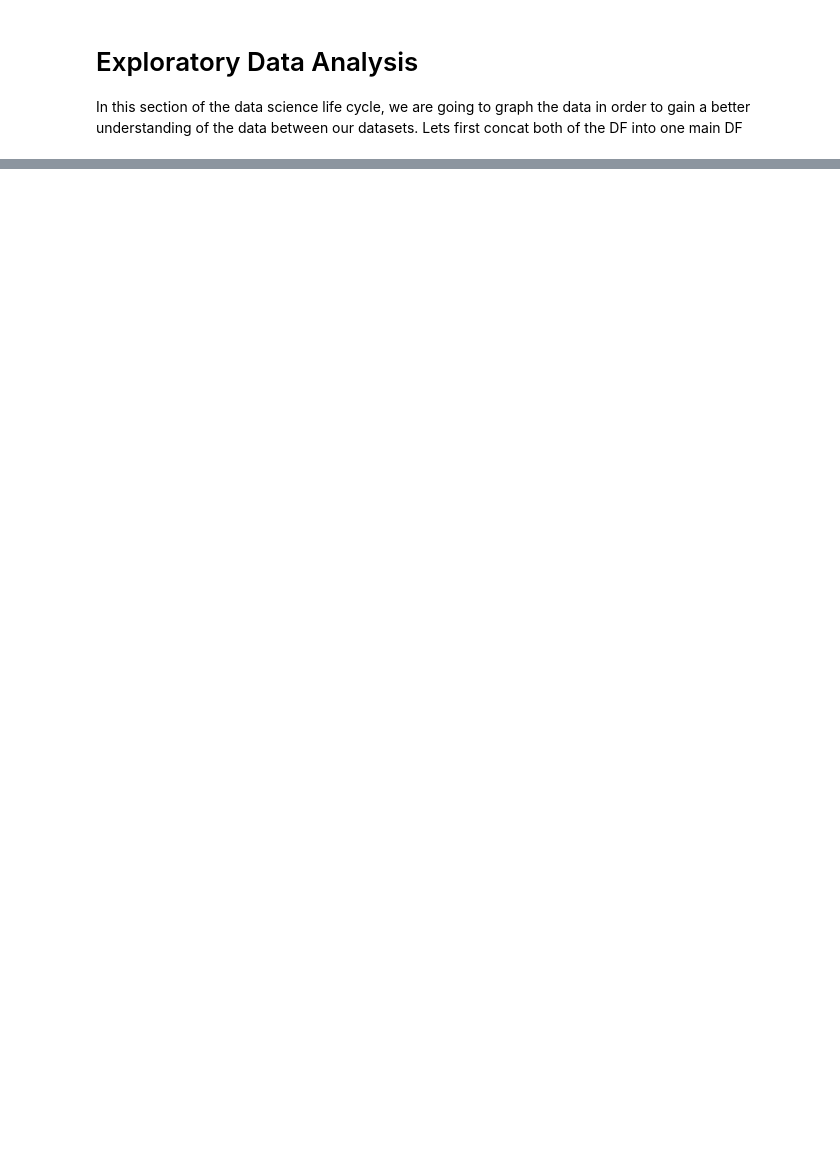
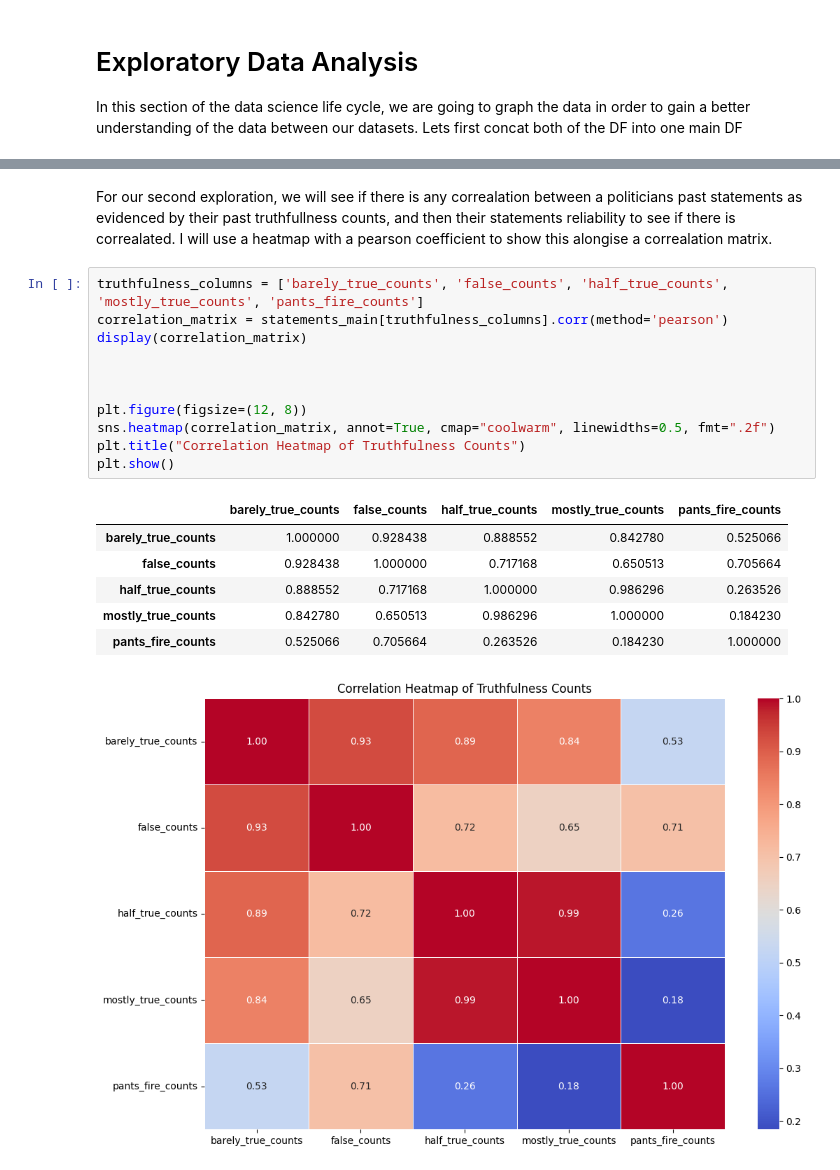
Before and after one commit to namanNagelia/cmsc320_finalProject, a Jupyter notebook: project.ipynb, the cells around one changed output, grey strips where cells are left out. Saved outputs shown, nothing was run; the diff lists cells and outputs as text; blank space fills up the shorter version.

```diff
--- a/project.ipynb
+++ b/project.ipynb
@@ -365,0 +381,21 @@ NameError: name 'sns' is not defined
+# %% [markdown]
+For our second exploration, we will see if there is any correalation between a politicians past statements as evidenced by their past truthfullness counts, and then their statements reliability to see if there is correalated. I will use a heatmap with a pearson coefficient to show this alongise a correalation matrix.
+# %%
+truthfulness_columns = ['barely_true_counts', 'false_counts', 'half_true_counts', 'mostly_true_counts', 'pants_fire_counts']
+correlation_matrix = statements_main[truthfulness_columns].corr(method='pearson')
+display(correlation_matrix)
+
+
+
+plt.figure(figsize=(12, 8))
+sns.heatmap(correlation_matrix, annot=True, cmap="coolwarm", linewidths=0.5, fmt=".2f")
+plt.title("Correlation Heatmap of Truthfulness Counts")
+plt.show()
+# %% [output]
+|  | barely_true_counts | false_counts | half_true_counts | mostly_true_counts | pants_fire_counts |
+| barely_true_counts | 1.000000 | 0.928438 | 0.888552 | 0.842780 | 0.525066 |
+| false_counts | 0.928438 | 1.000000 | 0.717168 | 0.650513 | 0.705664 |
+| half_true_counts | 0.888552 | 0.717168 | 1.000000 | 0.986296 | 0.263526 |
+| mostly_true_counts | 0.842780 | 0.650513 | 0.986296 | 1.000000 | 0.184230 |
+| pants_fire_counts | 0.525066 | 0.705664 | 0.263526 | 0.184230 | 1.000000 |
+[figure, added]
```
Also changed, not shown: parts of 6 cells of this notebook.
